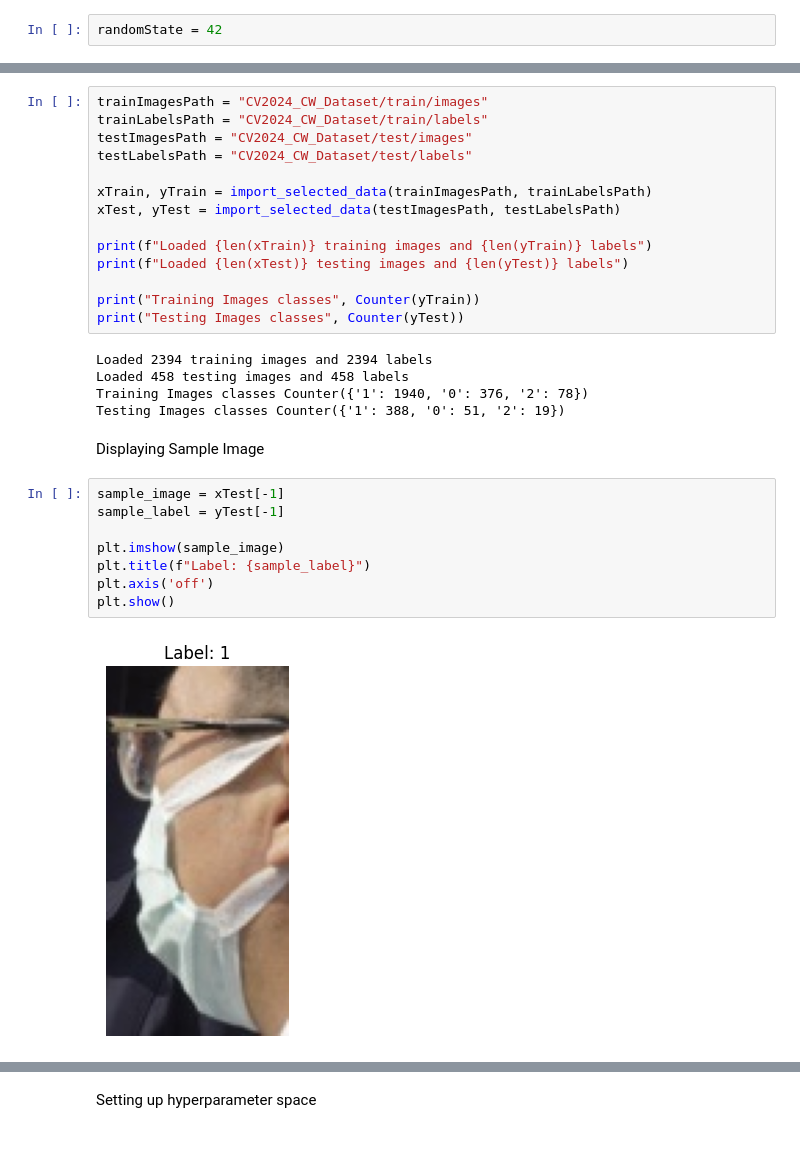
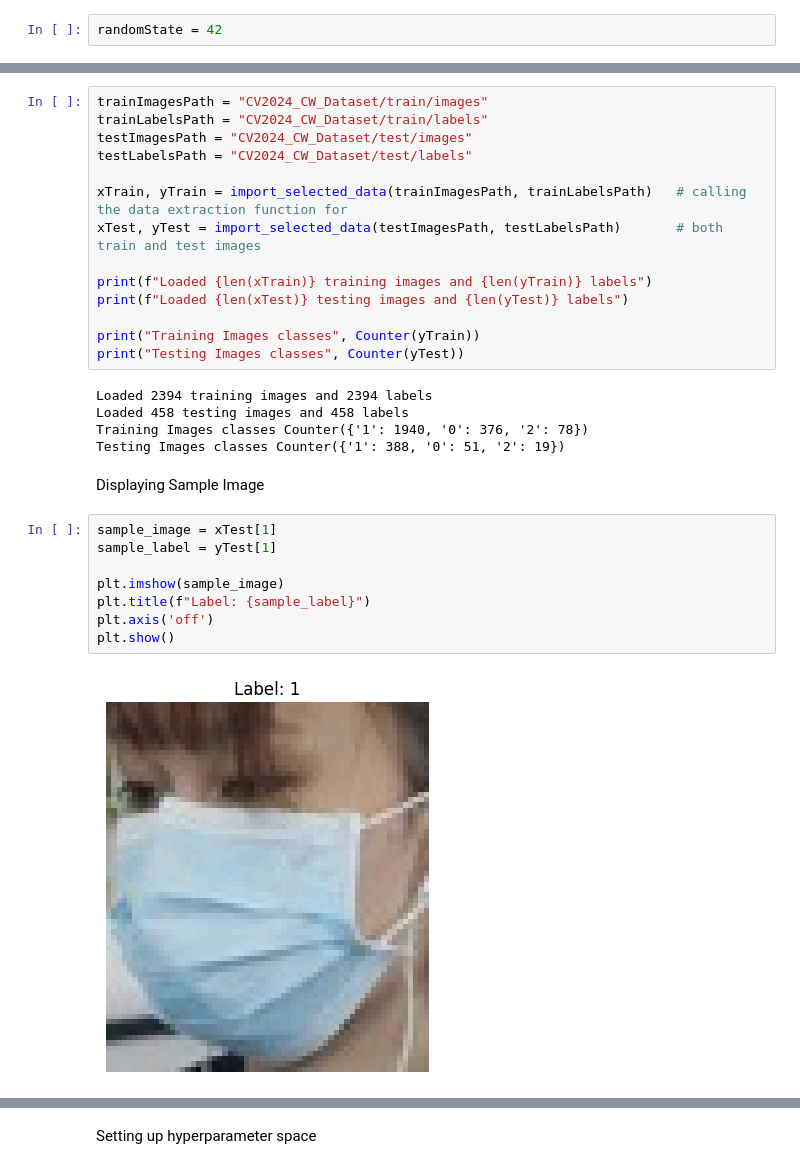
Before and after one commit to sa06840/FaceCoveringDetection, a Jupyter notebook: courseworkCode.ipynb, the cells around one changed output, grey strips where cells are left out. Saved outputs shown, nothing was run; the diff lists cells and outputs as text.

```diff
--- a/courseworkCode.ipynb
+++ b/courseworkCode.ipynb
@@ -119,8 +125,8 @@ trainLabelsPath = "CV2024_CW_Dataset/train/labels"
 testImagesPath = "CV2024_CW_Dataset/test/images"
 testLabelsPath = "CV2024_CW_Dataset/test/labels"
 
-xTrain, yTrain = import_selected_data(trainImagesPath, trainLabelsPath)
-xTest, yTest = import_selected_data(testImagesPath, testLabelsPath)
+xTrain, yTrain = import_selected_data(trainImagesPath, trainLabelsPath)   # calling the data extraction function for
+xTest, yTest = import_selected_data(testImagesPath, testLabelsPath)       # both train and test images
 
 print(f"Loaded {len(xTrain)} training images and {len(yTrain)} labels")
 print(f"Loaded {len(xTest)} testing images and {len(yTest)} labels")
@@ -135,13 +141,13 @@ Testing Images classes Counter({'1': 388, '0': 51, '2': 19})
 # %% [markdown]
 Displaying Sample Image
 # %%
-sample_image = xTest[-1]
-sample_label = yTest[-1]
+sample_image = xTest[1]
+sample_label = yTest[1]
 
 plt.imshow(sample_image)
 plt.title(f"Label: {sample_label}")
 plt.axis('off')
 plt.show()
 # %% [output]
-[figure, old version]
+[figure, new version]
 # %% [markdown]
```
Also changed, not shown: parts of 141 cells of this notebook.
